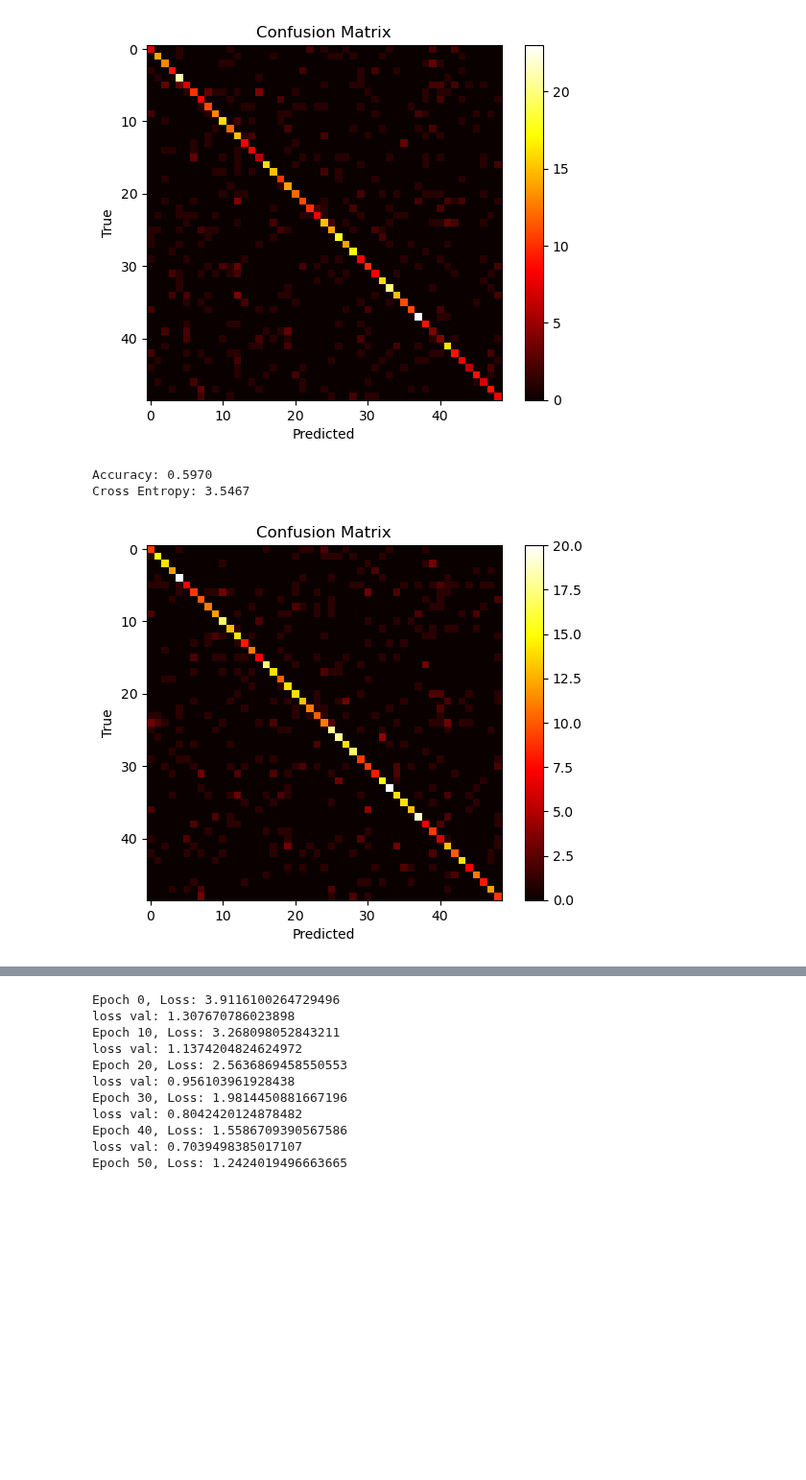
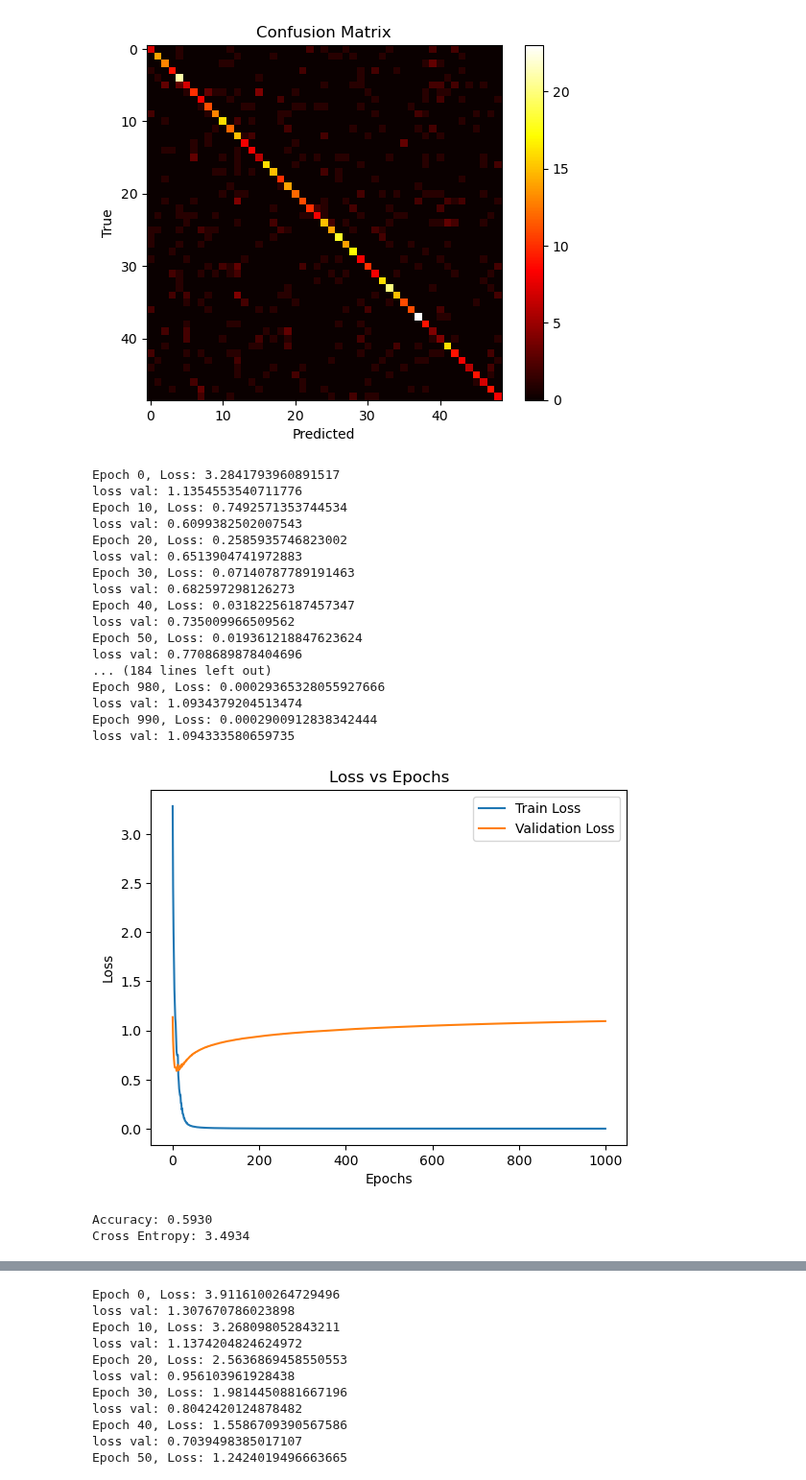
Before and after one commit to felicitasmarolda/MLyDL_TPs, a Jupyter notebook: Marolda_Felicitas_TP3/Marolda_Felicitas_TP3.ipynb, the cells around one changed output, grey strips where cells are left out. Shown at 96% size. Saved outputs shown, nothing was run; the diff lists cells and outputs as text; code cells hidden in the pictures; blank space fills up the shorter version.

```diff
--- a/Marolda_Felicitas_TP3/Marolda_Felicitas_TP3.ipynb
+++ b/Marolda_Felicitas_TP3/Marolda_Felicitas_TP3.ipynb
@@ -149,10 +151,27 @@ Cross Entropy: 1.7830
 # %%
 importlib.reload(md)
 mejora = {}
-mejora["Mini batch stochastic gradient descent"] = True
+mejora["Mini batch stochastic gradient descent"] = 64
 minibatch_sgd = md.NeuralNetwork(X_train, y_train, X_val, y_val, funciones_de_activacion, nodos_por_capa, mejora)
 get_metrics = mt.get_metrics(minibatch_sgd.forward_pass(X_val, False), y_val)
 # %% [output]
-Accuracy: 0.5970
-Cross Entropy: 3.5467
+Epoch 0, Loss: 3.2841793960891517
+loss val: 1.1354553540711776
+Epoch 10, Loss: 0.7492571353744534
+loss val: 0.6099382502007543
+Epoch 20, Loss: 0.2585935746823002
+loss val: 0.6513904741972883
+Epoch 30, Loss: 0.07140787789191463
+loss val: 0.682597298126273
+Epoch 40, Loss: 0.03182256187457347
+loss val: 0.735009966509562
+Epoch 50, Loss: 0.019361218847623624
+loss val: 0.7708689878404696
+... (184 lines left out)
+Epoch 980, Loss: 0.00029365328055927666
+loss val: 1.0934379204513474
+Epoch 990, Loss: 0.0002900912838342444
+loss val: 1.094333580659735
-[figure, old version]
+[figure, new version]
+Accuracy: 0.5930
+Cross Entropy: 3.4934
```
Also changed, not shown: parts of 6 cells of this notebook, 2 other files.
